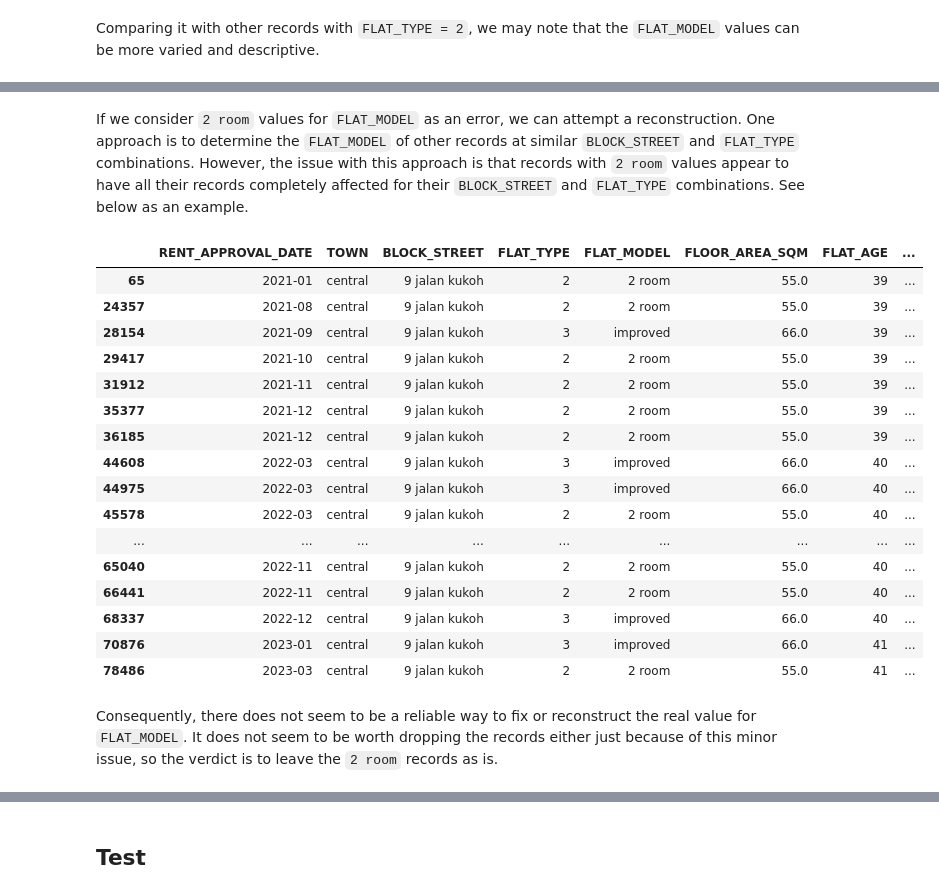
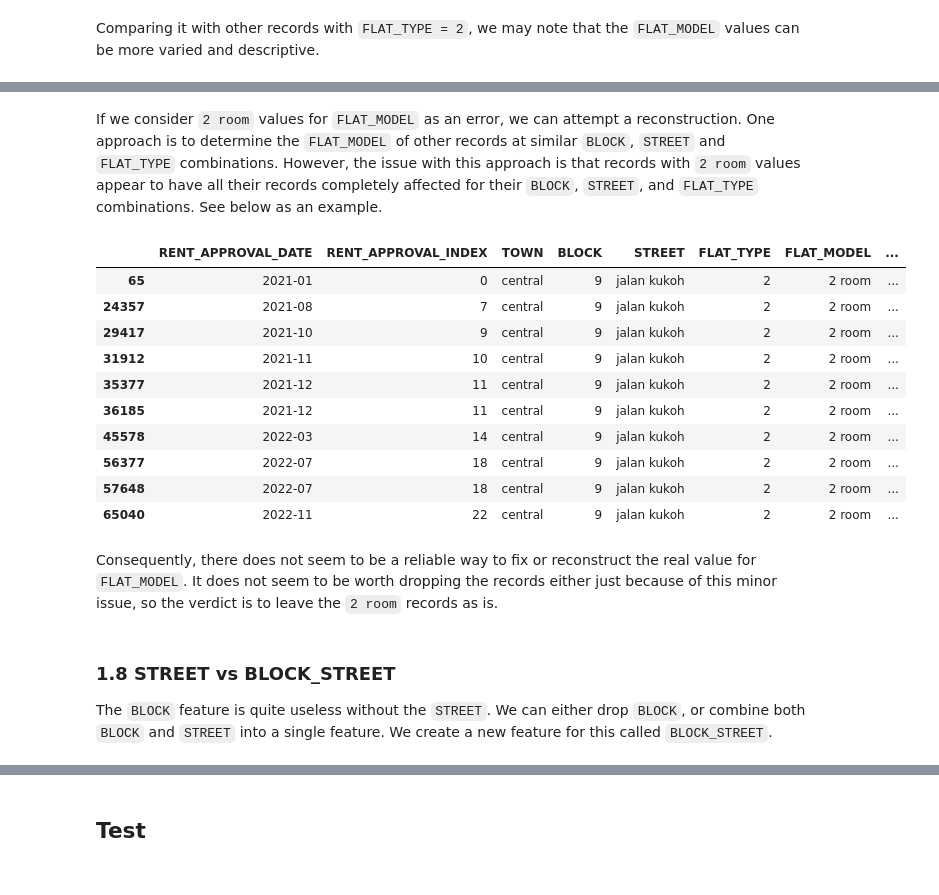
Before and after one commit to sidneyting/hdb-rentals, a Jupyter notebook: notebooks/main.ipynb, the cells around one changed output, grey strips where cells are left out. Cells and saved outputs as stored; diff of their text form; code cells hidden in the pictures.

```diff
--- a/notebooks/main.ipynb
+++ b/notebooks/main.ipynb
@@ -57,5 +79,5 @@ train_df
 Setting `STREET` names all to lowercase.
 # %%
 # Normalize to lowercase
-train_df['STREET'] = train_df['STREET'].str.lower()
+df['STREET'] = df['STREET'].str.lower()
 # %%
@@ -102,9 +101,9 @@ train_df
 
 `RENT_APPROVAL_DATE` and `LEASE_COMMENCE_DATE` are not very useful for regression, so we will add a new `FLAT_AGE` feature which is simply their difference in years.
 # %%
-train_df["RENT_APPROVAL_YEAR"] = train_df["RENT_APPROVAL_DATE"].str[:4].astype(int)
-train_df.insert(loc=6, column='FLAT_AGE', value=train_df["RENT_APPROVAL_YEAR"] - train_df["LEASE_COMMENCE_DATE"])
+df["RENT_APPROVAL_YEAR"] = df["RENT_APPROVAL_DATE"].str[:4].astype(int)
+df.insert(loc=8, column='FLAT_AGE', value=df["RENT_APPROVAL_YEAR"] - df["LEASE_COMMENCE_DATE"])
 
-train_df.drop(columns=["RENT_APPROVAL_YEAR", "LEASE_COMMENCE_DATE"], inplace=True)
-train_df
+df.drop(columns=["RENT_APPROVAL_YEAR", "LEASE_COMMENCE_DATE"], inplace=True)
+df
 # %% [output]
@@ -143,7 +142,7 @@ executive     8234
 Name: count, dtype: int64
 # %%
 # Standardize hyphenation
-train_df["FLAT_TYPE"] = train_df["FLAT_TYPE"].str.replace(" room", "-room")
+df["FLAT_TYPE"] = df["FLAT_TYPE"].str.replace(" room", "-room")
 # %%
 # Integer encoding
 flat_type_encoding = {
@@ -155,5 +154,5 @@ flat_type_encoding = {
     "1-room": 1
 }
 
-train_df["FLAT_TYPE"] = train_df["FLAT_TYPE"].map(flat_type_encoding)
+df["FLAT_TYPE"] = df["FLAT_TYPE"].map(flat_type_encoding)
 # %%
@@ -293,24 +303,22 @@ train_df[train_df["FLAT_TYPE"] == 2]
 # %% [markdown]
-If we consider `2 room` values for `FLAT_MODEL` as an error, we can attempt a reconstruction. One approach is to determine the `FLAT_MODEL` of other records at similar `BLOCK_STREET` and `FLAT_TYPE` combinations. However, the issue with this approach is that records with `2 room` values appear to have all their records completely affected for their `BLOCK_STREET` and `FLAT_TYPE` combinations. See below as an example.
+If we consider `2 room` values for `FLAT_MODEL` as an error, we can attempt a reconstruction. One approach is to determine the `FLAT_MODEL` of other records at similar `BLOCK`, `STREET` and `FLAT_TYPE` combinations. However, the issue with this approach is that records with `2 room` values appear to have all their records completely affected for their `BLOCK`, `STREET`, and `FLAT_TYPE` combinations. See below as an example.
 # %%
-train_df[train_df["BLOCK_STREET"] == "9 jalan kukoh"].head(20)
+df[(df['BLOCK'] == "9") & (df['STREET'] == "jalan kukoh") & (df['FLAT_TYPE'] == 2)].head(10)
 # %% [output]
-|  | RENT_APPROVAL_DATE | TOWN | BLOCK_STREET | FLAT_TYPE | FLAT_MODEL | FLOOR_AREA_SQM | FLAT_AGE | ... |
-| 65 | 2021-01 | central | 9 jalan kukoh | 2 | 2 room | 55.0 | 39 | ... |
-| 24357 | 2021-08 | central | 9 jalan kukoh | 2 | 2 room | 55.0 | 39 | ... |
-| 28154 | 2021-09 | central | 9 jalan kukoh | 3 | improved | 66.0 | 39 | ... |
-| 29417 | 2021-10 | central | 9 jalan kukoh | 2 | 2 room | 55.0 | 39 | ... |
-| 31912 | 2021-11 | central | 9 jalan kukoh | 2 | 2 room | 55.0 | 39 | ... |
-| 35377 | 2021-12 | central | 9 jalan kukoh | 2 | 2 room | 55.0 | 39 | ... |
-| 36185 | 2021-12 | central | 9 jalan kukoh | 2 | 2 room | 55.0 | 39 | ... |
-| 44608 | 2022-03 | central | 9 jalan kukoh | 3 | improved | 66.0 | 40 | ... |
-| 44975 | 2022-03 | central | 9 jalan kukoh | 3 | improved | 66.0 | 40 | ... |
-| 45578 | 2022-03 | central | 9 jalan kukoh | 2 | 2 room | 55.0 | 40 | ... |
-| ... | ... | ... | ... | ... | ... | ... | ... | ... |
-| 65040 | 2022-11 | central | 9 jalan kukoh | 2 | 2 room | 55.0 | 40 | ... |
-| 66441 | 2022-11 | central | 9 jalan kukoh | 2 | 2 room | 55.0 | 40 | ... |
-| 68337 | 2022-12 | central | 9 jalan kukoh | 3 | improved | 66.0 | 40 | ... |
-| 70876 | 2023-01 | central | 9 jalan kukoh | 3 | improved | 66.0 | 41 | ... |
-| 78486 | 2023-03 | central | 9 jalan kukoh | 2 | 2 room | 55.0 | 41 | ... |
+|  | RENT_APPROVAL_DATE | RENT_APPROVAL_INDEX | TOWN | BLOCK | STREET | FLAT_TYPE | FLAT_MODEL | ... |
+| 65 | 2021-01 | 0 | central | 9 | jalan kukoh | 2 | 2 room | ... |
+| 24357 | 2021-08 | 7 | central | 9 | jalan kukoh | 2 | 2 room | ... |
+| 29417 | 2021-10 | 9 | central | 9 | jalan kukoh | 2 | 2 room | ... |
+| 31912 | 2021-11 | 10 | central | 9 | jalan kukoh | 2 | 2 room | ... |
+| 35377 | 2021-12 | 11 | central | 9 | jalan kukoh | 2 | 2 room | ... |
+| 36185 | 2021-12 | 11 | central | 9 | jalan kukoh | 2 | 2 room | ... |
+| 45578 | 2022-03 | 14 | central | 9 | jalan kukoh | 2 | 2 room | ... |
+| 56377 | 2022-07 | 18 | central | 9 | jalan kukoh | 2 | 2 room | ... |
+| 57648 | 2022-07 | 18 | central | 9 | jalan kukoh | 2 | 2 room | ... |
+| 65040 | 2022-11 | 22 | central | 9 | jalan kukoh | 2 | 2 room | ... |
 # %% [markdown]
 Consequently, there does not seem to be a reliable way to fix or reconstruct the real value for `FLAT_MODEL`. It does not seem to be worth dropping the records either just because of this minor issue, so the verdict is to leave the `2 room` records as is.
+# %% [markdown]
+### 1.8 STREET vs BLOCK_STREET
+
+The `BLOCK` feature is quite useless without the `STREET`. We can either drop `BLOCK`, or combine both `BLOCK` and `STREET` into a single feature. We create a new feature for this called `BLOCK_STREET`.
```
Also changed, not shown: parts of 36 cells of this notebook.
